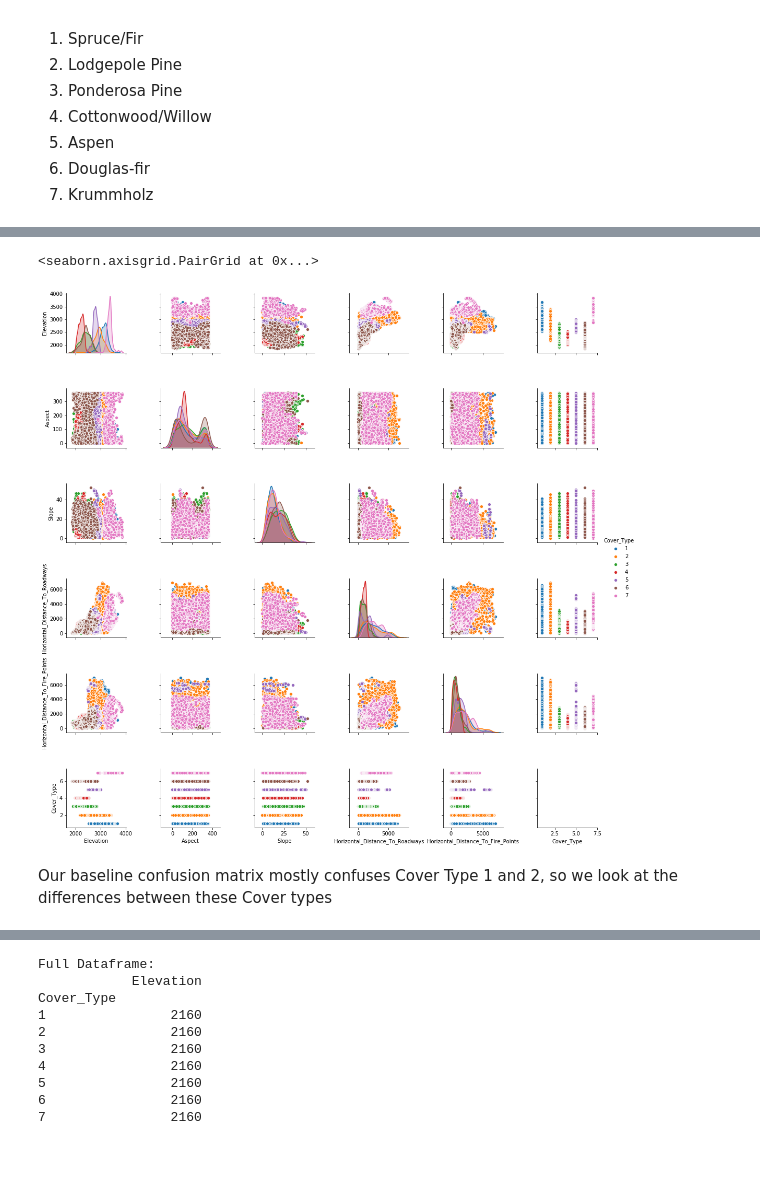
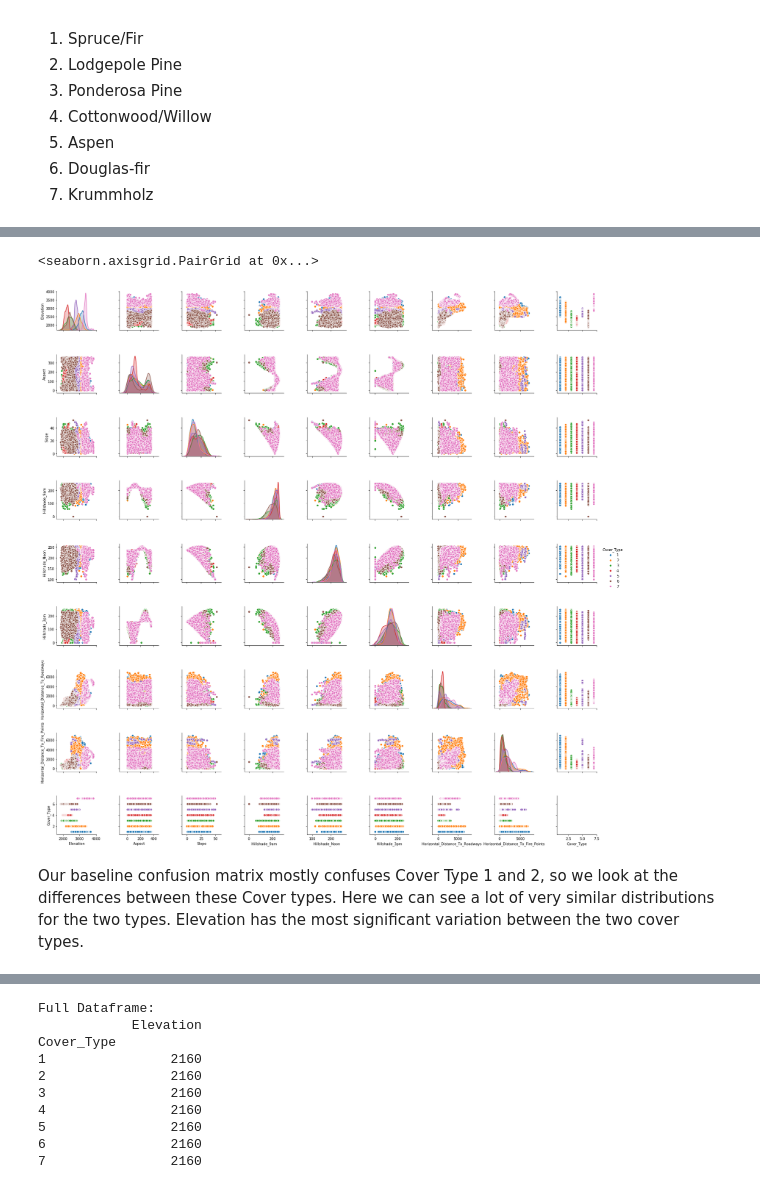
Before and after one commit to emilyrail/w207_final_project, a Jupyter notebook: Final_Project-Emily_Mohan_Stefania.ipynb, the cells around one changed output, grey strips where cells are left out. Cells and saved outputs as stored; diff of their text form; code cells hidden in the pictures; blank space fills up the shorter version.

```diff
--- a/Final_Project-Emily_Mohan_Stefania.ipynb
+++ b/Final_Project-Emily_Mohan_Stefania.ipynb
@@ -176,12 +197,15 @@ Target is **Cover_Type** that designates forest cover type. The 7 cover types ar
 # %%
-ex = df[["Elevation", "Aspect","Slope","Horizontal_Distance_To_Roadways", "Horizontal_Distance_To_Fire_Points", "Cover_Type"]]
+ex = df[["Elevation", "Aspect","Slope", \
+         "Hillshade_9am", "Hillshade_Noon", "Hillshade_3pm", \
+         "Horizontal_Distance_To_Roadways", "Horizontal_Distance_To_Fire_Points", \
+         "Cover_Type"]]
 
 sns.pairplot(ex, hue = "Cover_Type")
 # %% [output]
 <seaborn.axisgrid.PairGrid at 0x...>
-[figure, old version]
+[figure, new version]
 # %% [markdown]
-Our baseline confusion matrix mostly confuses Cover Type 1 and 2, so we look at the differences between these Cover types
+Our baseline confusion matrix mostly confuses Cover Type 1 and 2, so we look at the differences between these Cover types. Here we can see a lot of very similar distributions for the two types. Elevation has the most significant variation between the two cover types.
 # %%
 #Filter for cover types 1 and 2 only
 def only_1_2(df1):
```
Also changed, not shown: parts of 44 cells of this notebook.
